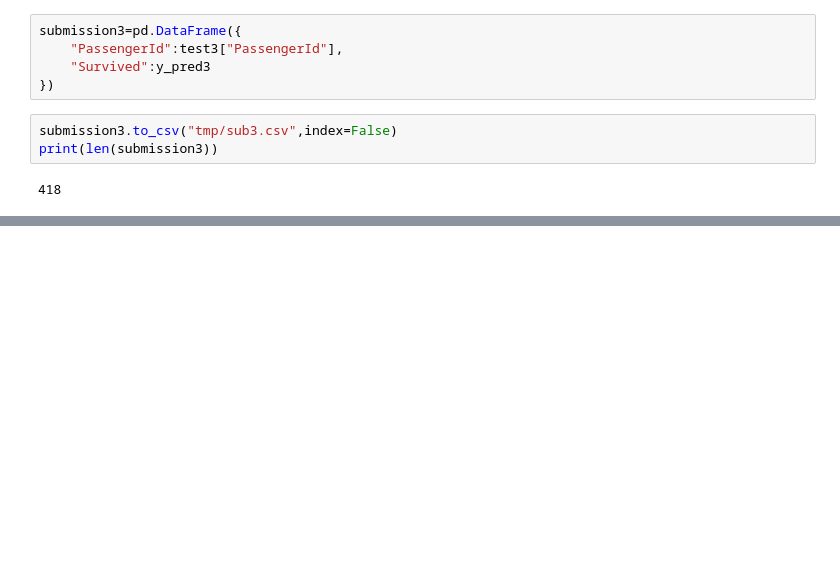
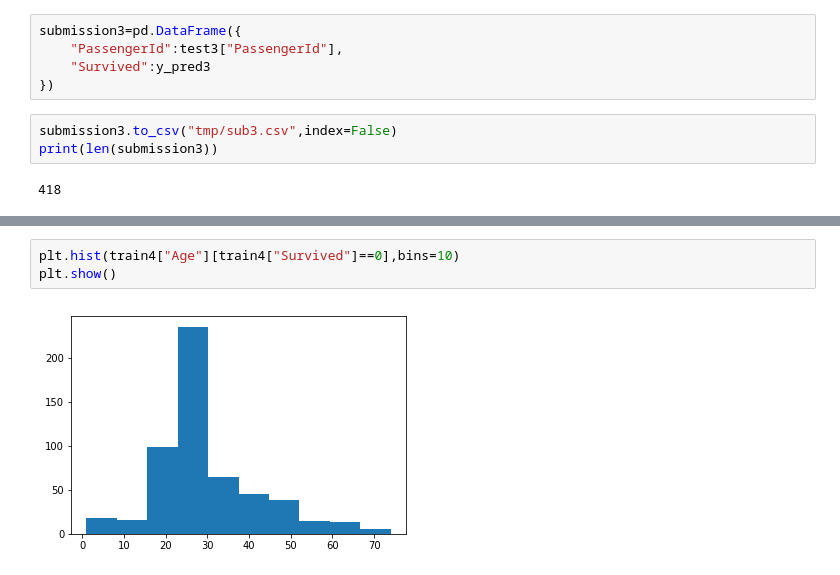
Before and after one commit to akhil451/titanic, a Jupyter notebook: titanic.ipynb, the cells around one changed output, grey strips where cells are left out. Cells and saved outputs as stored; diff of their text form; blank space fills up the shorter version.

```diff
--- a/titanic.ipynb
+++ b/titanic.ipynb
@@ -416,0 +457,5 @@ print(len(submission3))
+# %%
+plt.hist(train4["Age"][train4["Survived"]==0],bins=10)
+plt.show()
+# %% [output]
+[figure, added]
```
Also changed, not shown: parts of 34 cells of this notebook, 4 other files.
